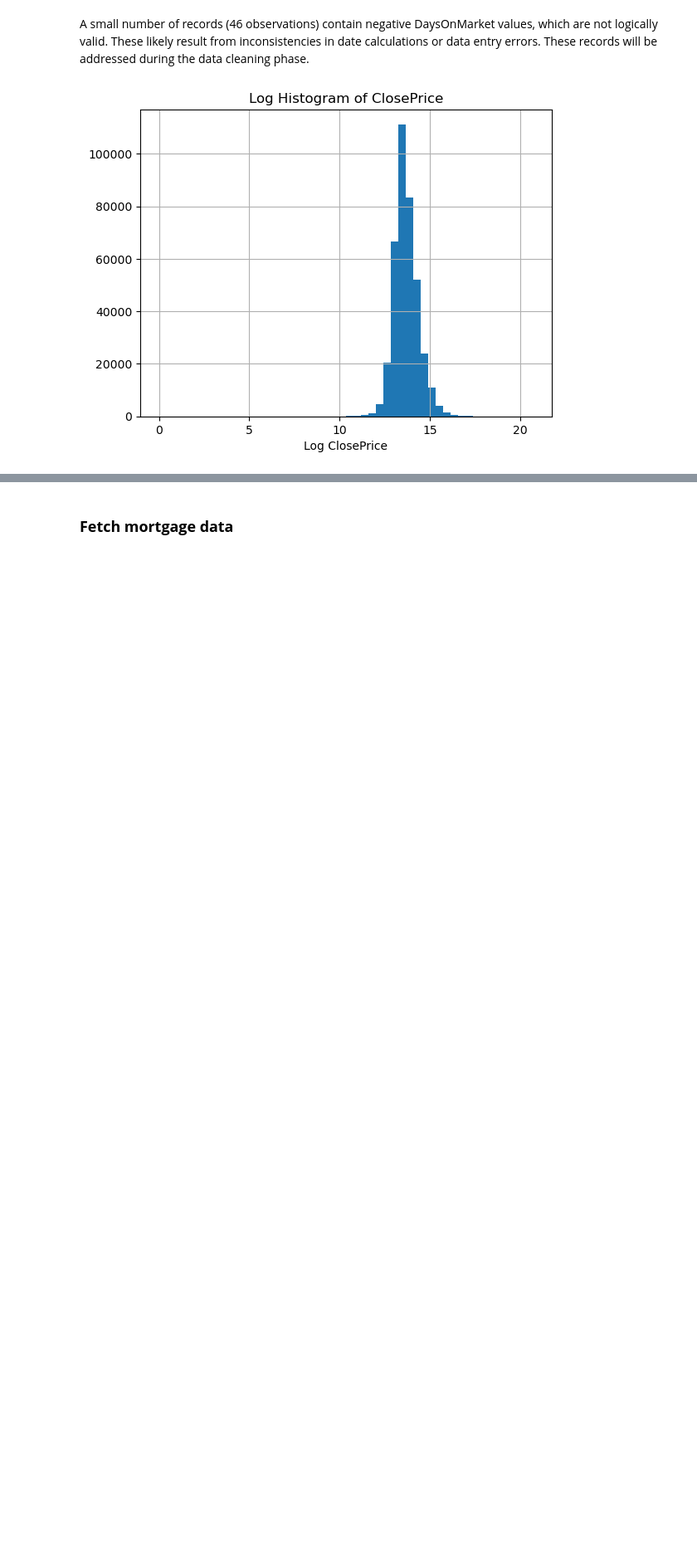
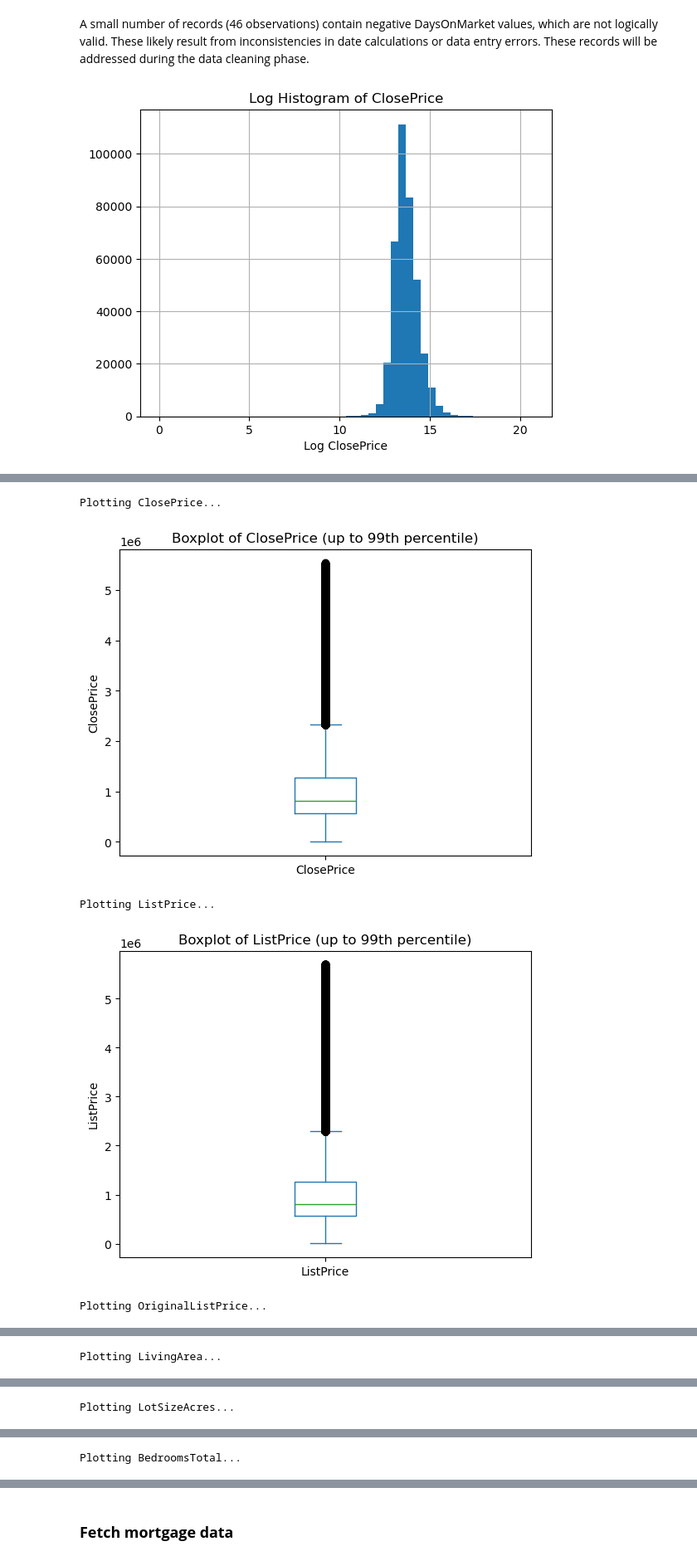
Before and after one commit to miatrn20/IDX-Exchange-spring2026, a Jupyter notebook: eda.ipynb, the cells around one changed output, grey strips where cells are left out. Shown at 83% size. Drawn from its saved outputs; the diff is of its cells as text; code cells hidden in the pictures; blank space fills up the shorter version.

```diff
--- a/eda.ipynb
+++ b/eda.ipynb
@@ -363,6 +506,0 @@ The distributions of ClosePrice, LivingArea, and DaysOnMarket are all heavily ri
-# %%
-upper = sold_res["ClosePrice"].quantile(0.99)
-
-sold_res[sold_res["ClosePrice"] <= upper]["ClosePrice"].hist(bins=50)
-plt.title("ClosePrice (up to 99th percentile)")
-plt.show()
@@ -373,6 +506,0 @@ After removing the top 1% of values, the distribution of ClosePrice becomes more
-# %%
-upper = sold_res["LivingArea"].quantile(0.99)
-
-sold_res[sold_res["LivingArea"] <= upper]["LivingArea"].hist(bins=50)
-plt.title("LivingArea (up to 99th percentile)")
-plt.show()
@@ -383,6 +506,0 @@ After removing the top 1% of values, the distribution of LivingArea appears righ
-# %%
-upper = sold_res["DaysOnMarket"].quantile(0.99)
-
-sold_res[sold_res["DaysOnMarket"] <= upper]["DaysOnMarket"].hist(bins=50)
-plt.title("DaysOnMarket (up to 99th percentile)")
-plt.show()
@@ -434,7 +533,0 @@ Several columns exhibit extremely high missingness, with some variables containi
-# %%
-# Boxplots
-for col in ["ClosePrice", "LivingArea", "DaysOnMarket"]:
-    if col in sold_res.columns:
-        sold_res.boxplot(column=col)
-        plt.title(f"Boxplot of {col}")
-        plt.show()
@@ -444,0 +534,24 @@ for col in ["ClosePrice", "LivingArea", "DaysOnMarket"]:
+# %%
+
+for col in numeric_cols:
+    print(f"Plotting {col}...")
+
+    # drop missing values
+    data = sold_res[col].dropna()
+
+    # limit to 99th percentile (VERY IMPORTANT for your dataset)
+    upper = data.quantile(0.99)
+    data_filtered = data[data <= upper]
+
+    # plot
+    plt.figure()
+    data_filtered.plot.box()
+    plt.title(f"Boxplot of {col} (up to 99th percentile)")
+    plt.ylabel(col)
+    plt.show()
+# %% [output]
+Plotting ClosePrice...
+[figure, added]
+Plotting ListPrice...
+[figure, added]
+Plotting OriginalListPrice...
@@ -444,0 +559 @@ for col in ["ClosePrice", "LivingArea", "DaysOnMarket"]:
+Plotting LivingArea...
@@ -444,0 +561 @@ for col in ["ClosePrice", "LivingArea", "DaysOnMarket"]:
+Plotting LotSizeAcres...
@@ -444,0 +563 @@ for col in ["ClosePrice", "LivingArea", "DaysOnMarket"]:
+Plotting BedroomsTotal...
```
Also changed, not shown: parts of 21 cells of this notebook, 1 other file.
